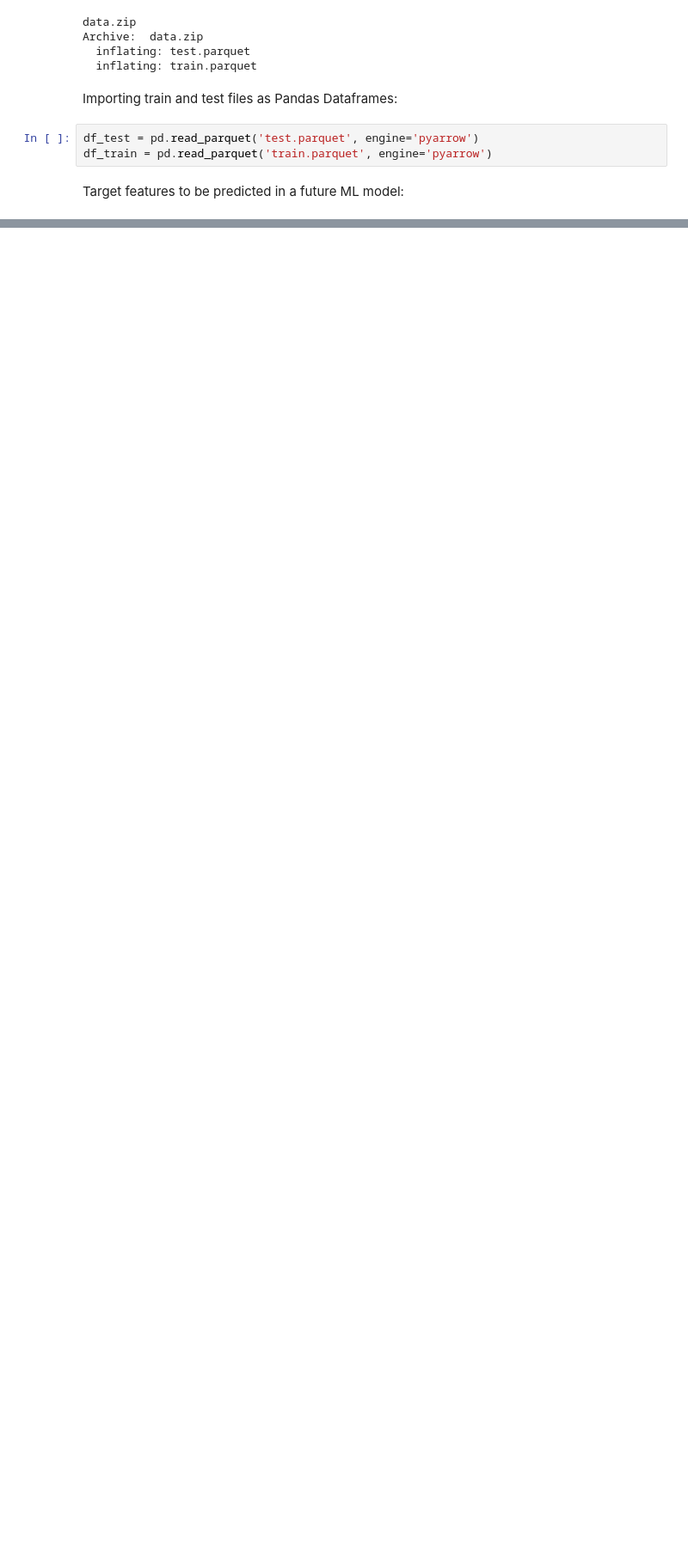
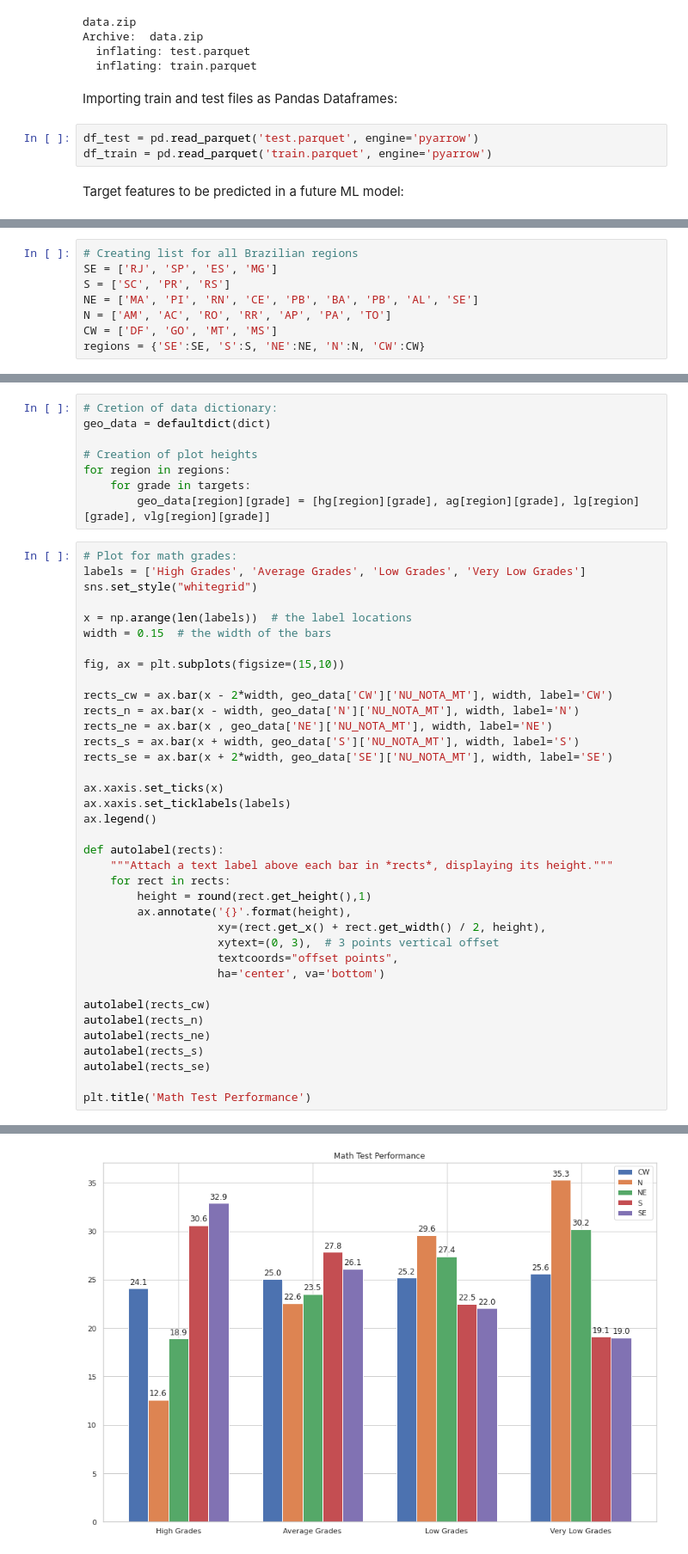
Before and after one commit to higorpr/ENEM_Exploration_Analysis, a Jupyter notebook: ENEM_Exploratory_Analysis.ipynb, the cells around one changed output, grey strips where cells are left out. Shown: that part at 86% size. Cells and saved outputs as stored; diff of their text form; blank space fills up the shorter version.

```diff
--- a/ENEM_Exploratory_Analysis.ipynb
+++ b/ENEM_Exploratory_Analysis.ipynb
@@ -149,0 +775,8 @@ The features related to a student's personal information are:
+# %%
+# Creating list for all Brazilian regions
+SE = ['RJ', 'SP', 'ES', 'MG']
+S = ['SC', 'PR', 'RS']
+NE = ['MA', 'PI', 'RN', 'CE', 'PB', 'BA', 'PB', 'AL', 'SE']
+N = ['AM', 'AC', 'RO', 'RR', 'AP', 'PA', 'TO']
+CW = ['DF', 'GO', 'MT', 'MS']
+regions = {'SE':SE, 'S':S, 'NE':NE, 'N':N, 'CW':CW}
@@ -149,0 +804,46 @@ The features related to a student's personal information are:
+# %%
+# Cretion of data dictionary:
+geo_data = defaultdict(dict)
+
+# Creation of plot heights
+for region in regions:
+    for grade in targets:
+        geo_data[region][grade] = [hg[region][grade], ag[region][grade], lg[region][grade], vlg[region][grade]]
+# %%
+# Plot for math grades:
+labels = ['High Grades', 'Average Grades', 'Low Grades', 'Very Low Grades']
+sns.set_style("whitegrid")
+
+x = np.arange(len(labels))  # the label locations
+width = 0.15  # the width of the bars
+
+fig, ax = plt.subplots(figsize=(15,10))
+
+rects_cw = ax.bar(x - 2*width, geo_data['CW']['NU_NOTA_MT'], width, label='CW')
+rects_n = ax.bar(x - width, geo_data['N']['NU_NOTA_MT'], width, label='N')
+rects_ne = ax.bar(x , geo_data['NE']['NU_NOTA_MT'], width, label='NE')
+rects_s = ax.bar(x + width, geo_data['S']['NU_NOTA_MT'], width, label='S')
+rects_se = ax.bar(x + 2*width, geo_data['SE']['NU_NOTA_MT'], width, label='SE')
+
+ax.xaxis.set_ticks(x)
+ax.xaxis.set_ticklabels(labels)
+ax.legend()
+
+def autolabel(rects):
+    """Attach a text label above each bar in *rects*, displaying its height."""
+    for rect in rects:
+        height = round(rect.get_height(),1)
+        ax.annotate('{}'.format(height),
+                    xy=(rect.get_x() + rect.get_width() / 2, height),
+                    xytext=(0, 3),  # 3 points vertical offset
+                    textcoords="offset points",
+                    ha='center', va='bottom')
+
+autolabel(rects_cw)
+autolabel(rects_n)
+autolabel(rects_ne)
+autolabel(rects_s)
+autolabel(rects_se)
+
+plt.title('Math Test Performance')
+# %% [output]
@@ -149,0 +851 @@ The features related to a student's personal information are:
+[figure, added]
```
Also changed, not shown: parts of 104 cells of this notebook.
